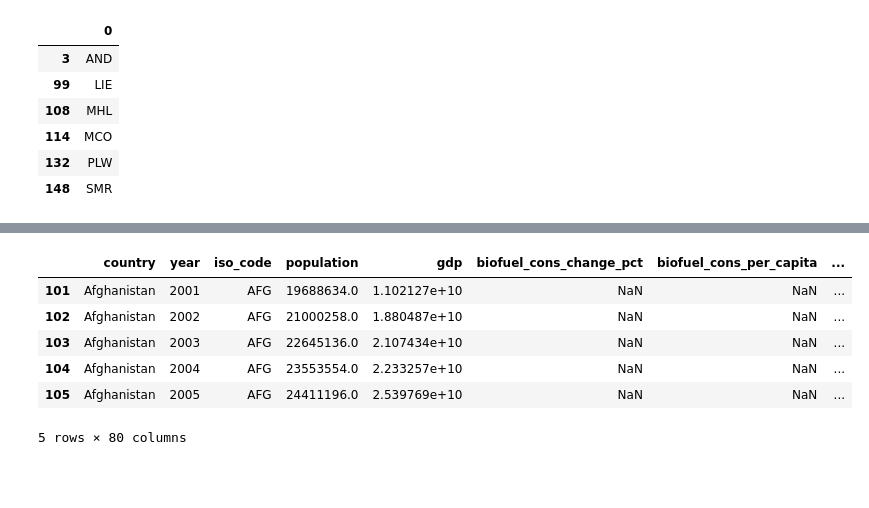
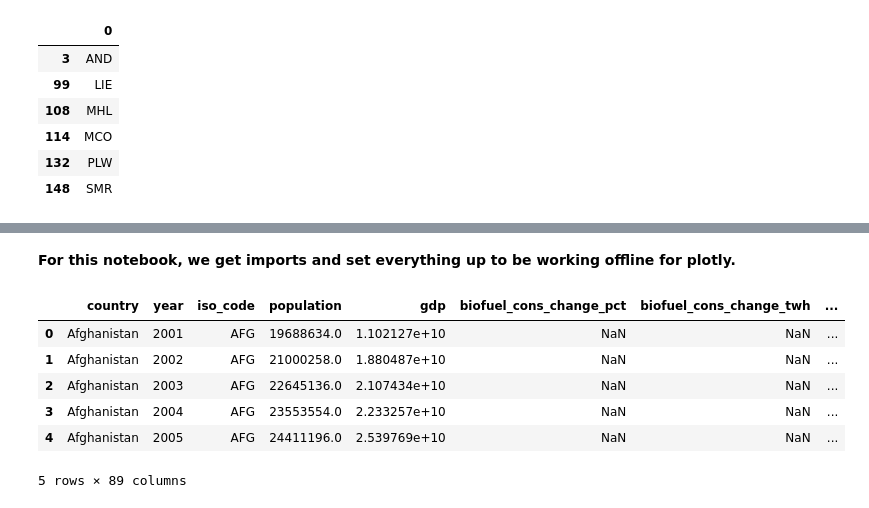
Before and after one commit to boon-keng/mini-project, a Jupyter notebook: EDA.ipynb, the cells around one changed output, grey strips where cells are left out. Drawn from its saved outputs; the diff is of its cells as text; code cells hidden in the pictures; blank space fills up the shorter version.

```diff
--- a/EDA.ipynb
+++ b/EDA.ipynb
@@ -93,0 +60,2 @@ df1 = df1[df1['year'] > 2000]
+# %%
+df = df[df['year'] > 2000]
@@ -93,0 +70,14 @@ df1 = df1[df1['year'] > 2000]
+# %%
+# hardcoded the index to remove -> refer to excel where it represents the start of the red-highlighted rows
+rm_cols = ['biofuel_consumption', 'biofuel_electricity', 'coal_cons_change_twh', 'coal_consumption', 'coal_electricity',
+           'coal_prod_change_twh', 'coal_production', 'electricity_generation', 'fossil_cons_change_twh', 'gas_cons_change_twh',
+           'gas_consumption', 'gas_electricity', 'gas_prod_change_twh', 'gas_production', 'hydro_cons_change_twh', 'hydro_consumption',
+           'hydro_electricity', 'low_carbon_cons_change_twh', 'net_elec_imports', 'nuclear_cons_change_twh', 'nuclear_consumption',
+           'nuclear_electricity', 'oil_cons_change_twh', 'oil_consumption', 'oil_electricity', 'oil_prod_change_twh', 'oil_production',
+           'other_renewable_consumption', 'other_renewable_electricity', 'other_renewable_exc_biofuel_electricity', 'other_renewables_cons_change_twh',
+           'per_capita_electricity', 'primary_energy_consumption', 'renewables_cons_change_twh', 'solar_cons_change_twh', 'solar_consumption', 'solar_electricity',
+           'wind_cons_change_twh', 'wind_consumption', 'wind_electricity']
+# %%
+# drop less relevant columns
+df1 = df.drop(columns = rm_cols)
+df1
@@ -121,0 +156,5 @@ mis_countries
+# %%
+# initialise new dataframe with valid countries + continents
+continents = ['Africa', 'Asia', 'Europe', 'North America', 'South America', 'Oceania']
+df2 = pd.concat([df1[df1['iso_code'].isin(iso_countries)], df1[df1['country'].isin(continents)]], ignore_index=True)
+df2
@@ -121,0 +250,2 @@ mis_countries
+# %% [markdown]
+**For this notebook, we get imports and set everything up to be working offline for plotly.**
@@ -122,12 +262,12 @@ mis_countries
 # %%
-# initialise new dataframe to work on plotting the respective columns
-df2 = df1[df1['iso_code'].isin(iso_countries)]
-df2.head()
+# initialise countries dataframe for the 187 countries identified.
+countries = df2[df2['iso_code'].isin(iso_countries)]
+countries.head()
 # %% [output]
-|  | country | year | iso_code | population | gdp | biofuel_cons_change_pct | biofuel_cons_per_capita | ... |
-| 101 | Afghanistan | 2001 | AFG | 19688634.0 | 1.102127e+10 | NaN | NaN | ... |
-| 102 | Afghanistan | 2002 | AFG | 21000258.0 | 1.880487e+10 | NaN | NaN | ... |
-| 103 | Afghanistan | 2003 | AFG | 22645136.0 | 2.107434e+10 | NaN | NaN | ... |
-| 104 | Afghanistan | 2004 | AFG | 23553554.0 | 2.233257e+10 | NaN | NaN | ... |
-| 105 | Afghanistan | 2005 | AFG | 24411196.0 | 2.539769e+10 | NaN | NaN | ... |
+|  | country | year | iso_code | population | gdp | biofuel_cons_change_pct | biofuel_cons_change_twh | ... |
+| 0 | Afghanistan | 2001 | AFG | 19688634.0 | 1.102127e+10 | NaN | NaN | ... |
+| 1 | Afghanistan | 2002 | AFG | 21000258.0 | 1.880487e+10 | NaN | NaN | ... |
+| 2 | Afghanistan | 2003 | AFG | 22645136.0 | 2.107434e+10 | NaN | NaN | ... |
+| 3 | Afghanistan | 2004 | AFG | 23553554.0 | 2.233257e+10 | NaN | NaN | ... |
+| 4 | Afghanistan | 2005 | AFG | 24411196.0 | 2.539769e+10 | NaN | NaN | ... |
-5 rows × 80 columns
+5 rows × 89 columns
```
Also changed, not shown: parts of 35 cells of this notebook, 1 other file.
